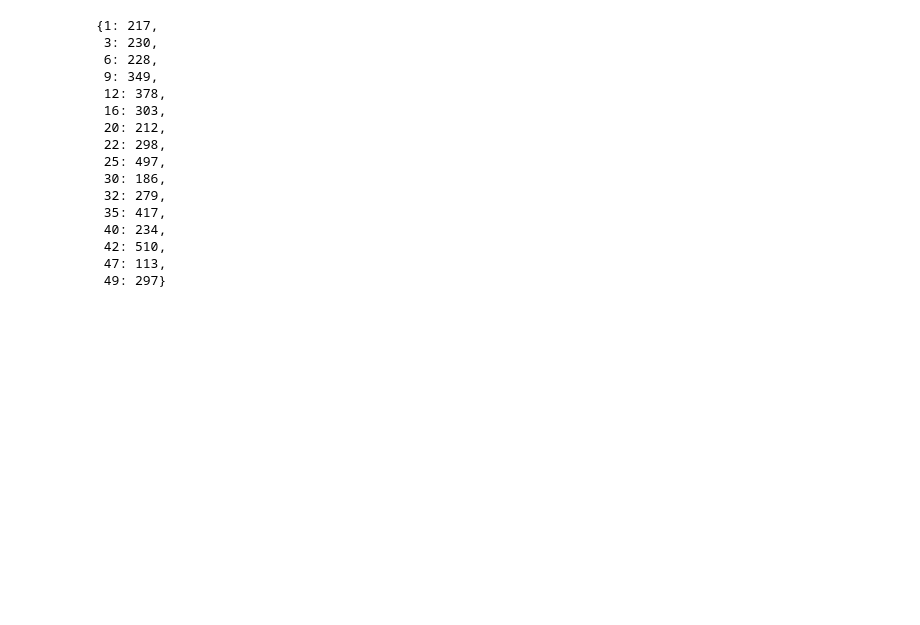
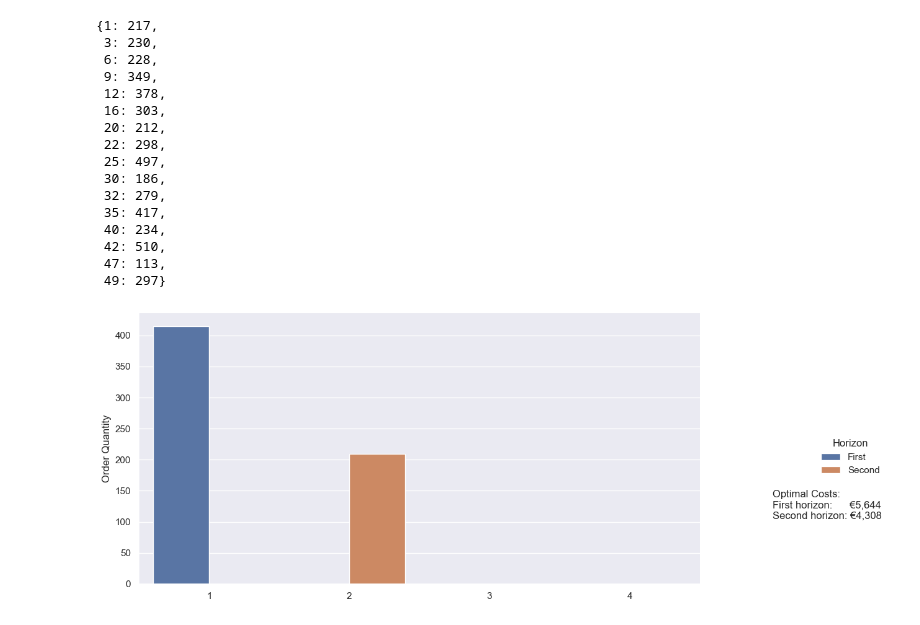
Before and after one commit to AlbinLind/Supply-Chain, a Jupyter notebook: week_2/homework2.ipynb, the cells around one changed output. Saved outputs shown, nothing was run; the diff lists cells and outputs as text; code cells hidden in the pictures; blank space fills up the shorter version.

```diff
--- a/week_2/homework2.ipynb
+++ b/week_2/homework2.ipynb
@@ -160,3 +170,31 @@ Text(0.5, 1.0, 'Inventory levels over time')
  42: 510,
  47: 113,
  49: 297}
+# %%
+def run_test_on_nervousness(n: int, t: int = 1):
+    # Run through the initial horizons end
+    theta_one, s_t_one = wagner_whitin(start=t,end=t+n-1)
+    Q_one = get_order_vector(s_t_one, end=t+n-1)
+
+    # Set the initial inventory for the next horizon
+    new_d_t = d_t.copy()
+    new_d_t = set_initial_inventory(start=t, I_0=inventory[t], d_t=new_d_t)
+
+    # Run through the following horizon
+    theta_two, s_t_two = wagner_whitin(start=t+1, end=t+n-1, d_t=new_d_t)
+    Q_two = get_order_vector(s_t_two,start=t+1, end=t+n-1, d_t=new_d_t)
+    # Plot two Q vectors next to each other in the same plot as barplots
+    Q_one_vec = np.array([Q_one[t] for t in range(t, t+n-1)])
+    Q_two_vec = np.array([Q_two[t] for t in range(t+1, t+n)])
+    Q_one_vec = np.append(Q_one_vec, 0)
+    Q_two_vec = np.insert(Q_two_vec, 0, 0)
+    # Create a df where the first column is whether or not it is the first or second horizon and the second column is the order quantity
+    df = pd.DataFrame({"Horizon": ["First" for _ in range(n)] + ["Second" for _ in range(n)], "Order Quantity": np.append(Q_one_vec, Q_two_vec)})
+    sns.catplot(data=df, x=2*list(range(t,t+n)),y="Order Quantity", hue="Horizon", kind="bar", height=5, aspect=2)
+    # Add a text box under the legend on the right hand side with the theta values
+    plt.text(1, 0.3, f"Optimal Costs:\nFirst horizon:      €{int(theta_one[t]):,}\nSecond horizon: €{int(theta_two[t+1]):,}", transform=plt.gcf().transFigure)
+# %%
+# Test the nervousness of the solution for 4 weeks
+run_test_on_nervousness(4)
+# %% [output]
+[figure, added]
```
Also changed, not shown: parts of 7 cells of this notebook.
